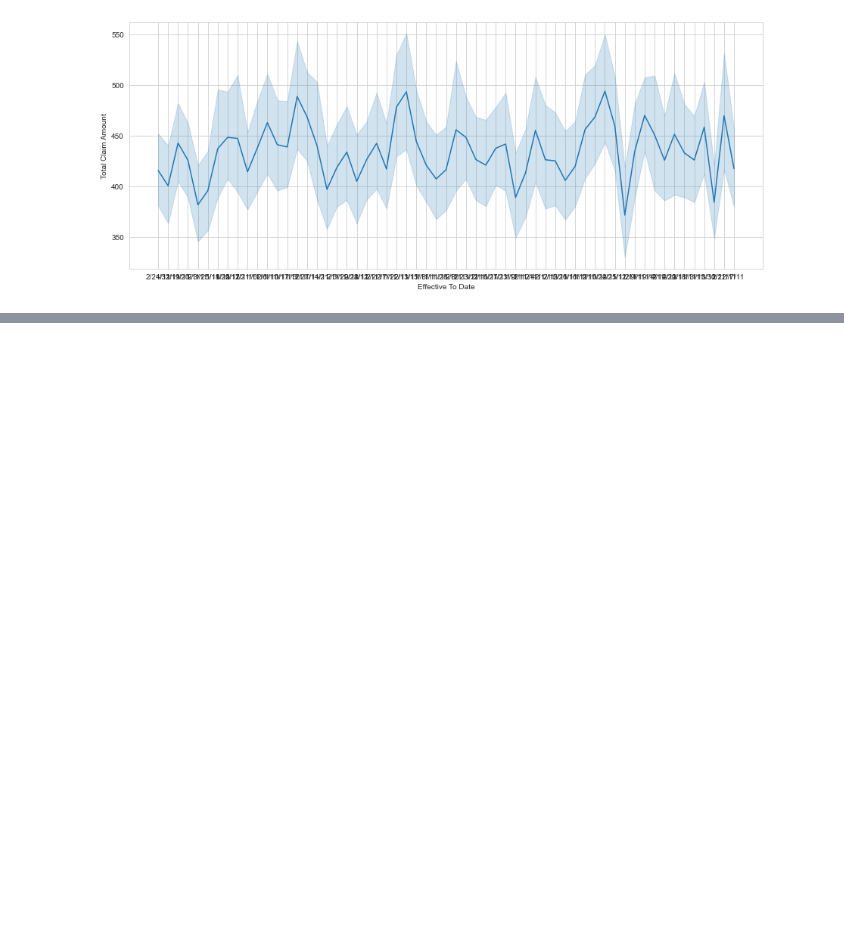
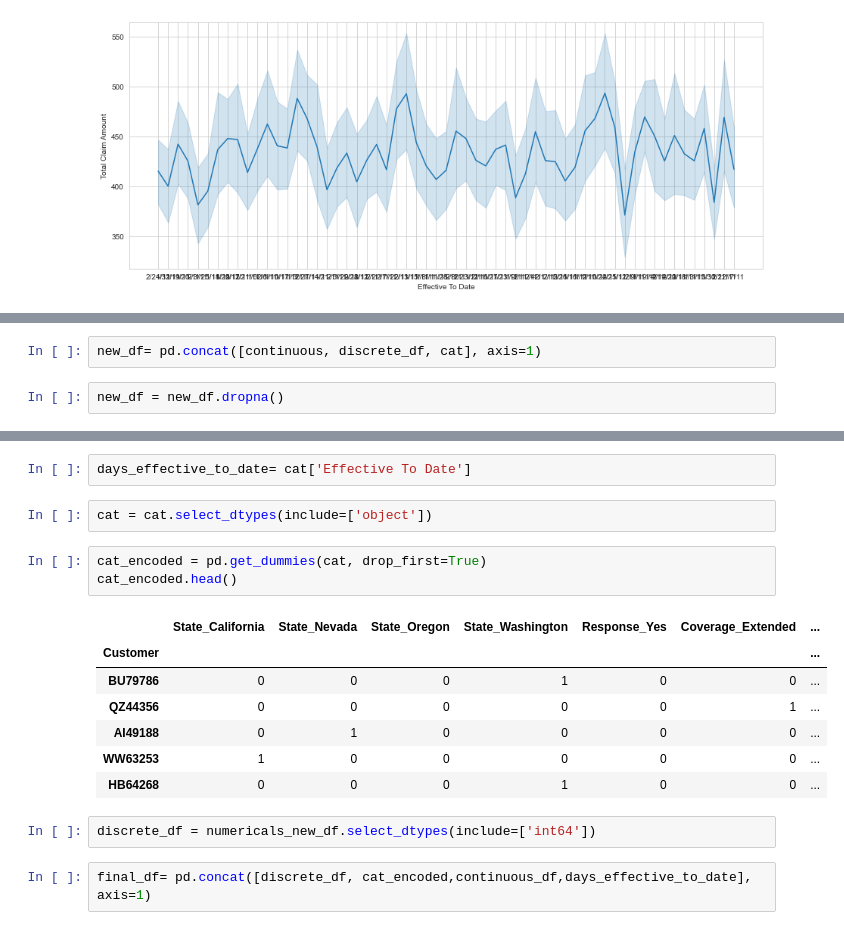
Before and after one commit to mbastcast/lab-cleaning-categorical-data, a Jupyter notebook: files_for_lab/Lab-cleaning-cat-data.ipynb, the cells around one changed output, grey strips where cells are left out. Cells and saved outputs as stored; diff of their text form; blank space fills up the shorter version.

```diff
--- a/files_for_lab/Lab-cleaning-cat-data.ipynb
+++ b/files_for_lab/Lab-cleaning-cat-data.ipynb
@@ -190,0 +251,4 @@ sns.lineplot(data['Effective To Date'], data['Total Claim Amount'] )
+# %%
+new_df= pd.concat([continuous, discrete_df, cat], axis=1)
+# %%
+new_df = new_df.dropna()
@@ -190,0 +335,19 @@ sns.lineplot(data['Effective To Date'], data['Total Claim Amount'] )
+# %%
+days_effective_to_date= cat['Effective To Date']
+# %%
+cat = cat.select_dtypes(include=['object'])
+# %%
+cat_encoded = pd.get_dummies(cat, drop_first=True)
+cat_encoded.head()
+# %% [output]
+|  | State_California | State_Nevada | State_Oregon | State_Washington | Response_Yes | Coverage_Extended | ... |
+| Customer |  |  |  |  |  |  | ... |
+| BU79786 | 0 | 0 | 0 | 1 | 0 | 0 | ... |
+| QZ44356 | 0 | 0 | 0 | 0 | 0 | 1 | ... |
+| AI49188 | 0 | 1 | 0 | 0 | 0 | 0 | ... |
+| WW63253 | 1 | 0 | 0 | 0 | 0 | 0 | ... |
+| HB64268 | 0 | 0 | 0 | 1 | 0 | 0 | ... |
+# %%
+discrete_df = numericals_new_df.select_dtypes(include=['int64'])
+# %%
+final_df= pd.concat([discrete_df, cat_encoded,continuous_df,days_effective_to_date], axis=1)
```
Also changed, not shown: parts of 28 cells of this notebook.
